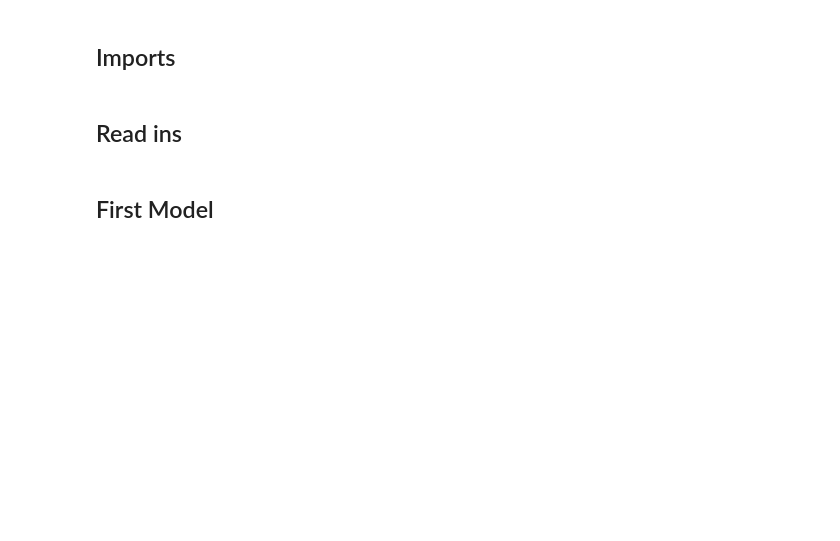
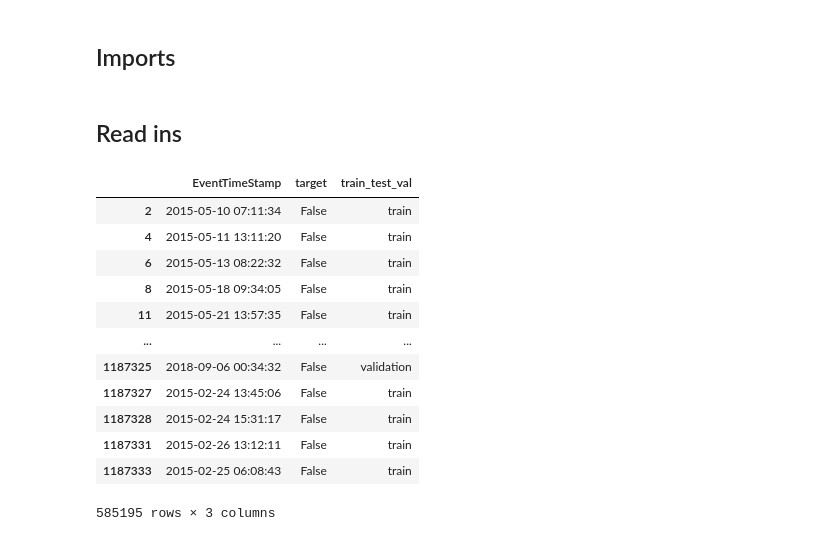
Before and after one commit to jrioross/big_g_express, a Jupyter notebook: notebooks/bg_04_derate_models.ipynb, the cells around one changed output. Cells and saved outputs as stored; diff of their text form; code cells hidden in the pictures; blank space fills up the shorter version.

```diff
--- a/notebooks/bg_04_derate_models.ipynb
+++ b/notebooks/bg_04_derate_models.ipynb
@@ -25,5 +38,3 @@ import pickle
 faults = pd.read_pickle('../data/faults_df.pickle')
 diag = pd.read_pickle('../data/diag_df.pickle')
 fdwide = pd.read_pickle('../data/fdwide_df.pickle')
-# %% [markdown]
-## First Model
@@ -32,0 +41,16 @@ df = stratifier(df, trucks = True, breaks = [0.6, 0.8, 1])
+# %%
+stratifier(y)
+# %% [output]
+|  | EventTimeStamp | target | train_test_val |
+| 2 | 2015-05-10 07:11:34 | False | train |
+| 4 | 2015-05-11 13:11:20 | False | train |
+| 6 | 2015-05-13 08:22:32 | False | train |
+| 8 | 2015-05-18 09:34:05 | False | train |
+| 11 | 2015-05-21 13:57:35 | False | train |
+| ... | ... | ... | ... |
+| 1187325 | 2018-09-06 00:34:32 | False | validation |
+| 1187327 | 2015-02-24 13:45:06 | False | train |
+| 1187328 | 2015-02-24 15:31:17 | False | train |
+| 1187331 | 2015-02-26 13:12:11 | False | train |
+| 1187333 | 2015-02-25 06:08:43 | False | train |
+585195 rows × 3 columns
```
Also changed, not shown: parts of 25 cells of this notebook.
